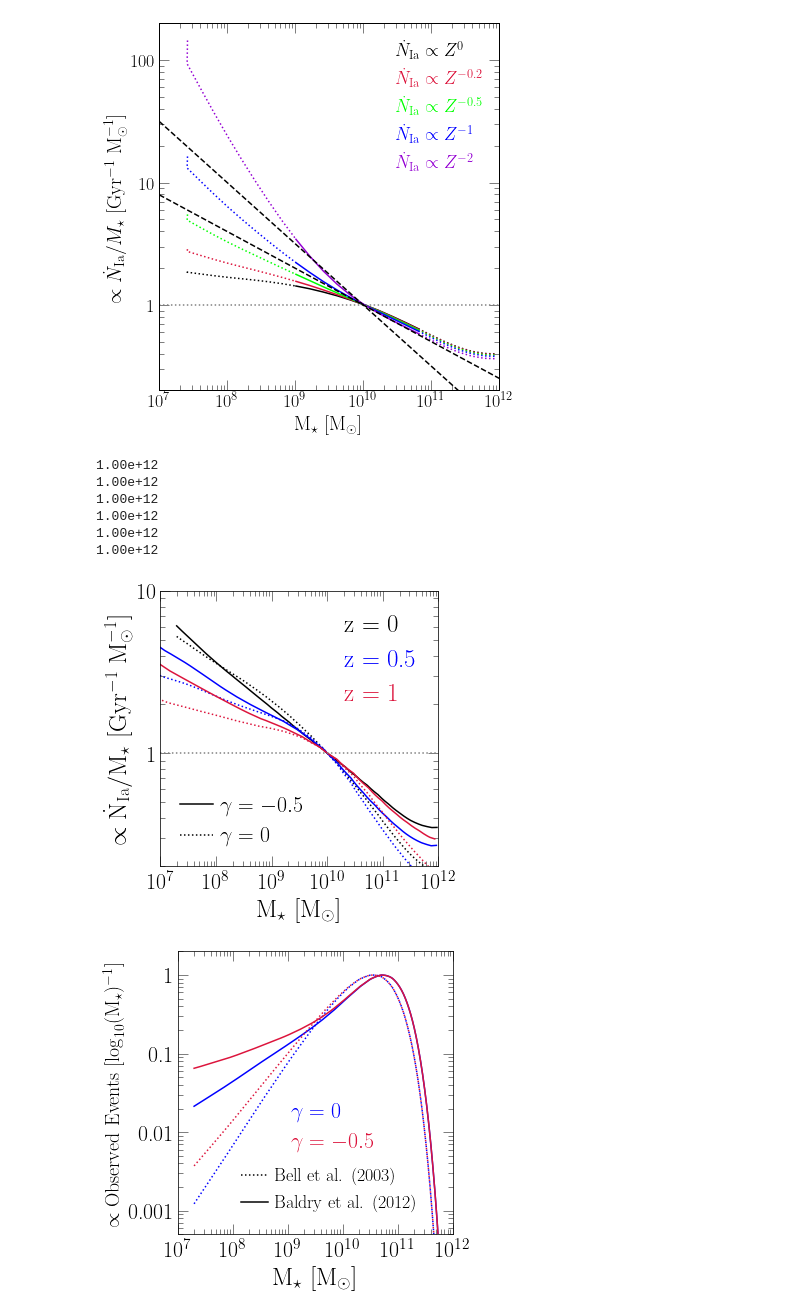
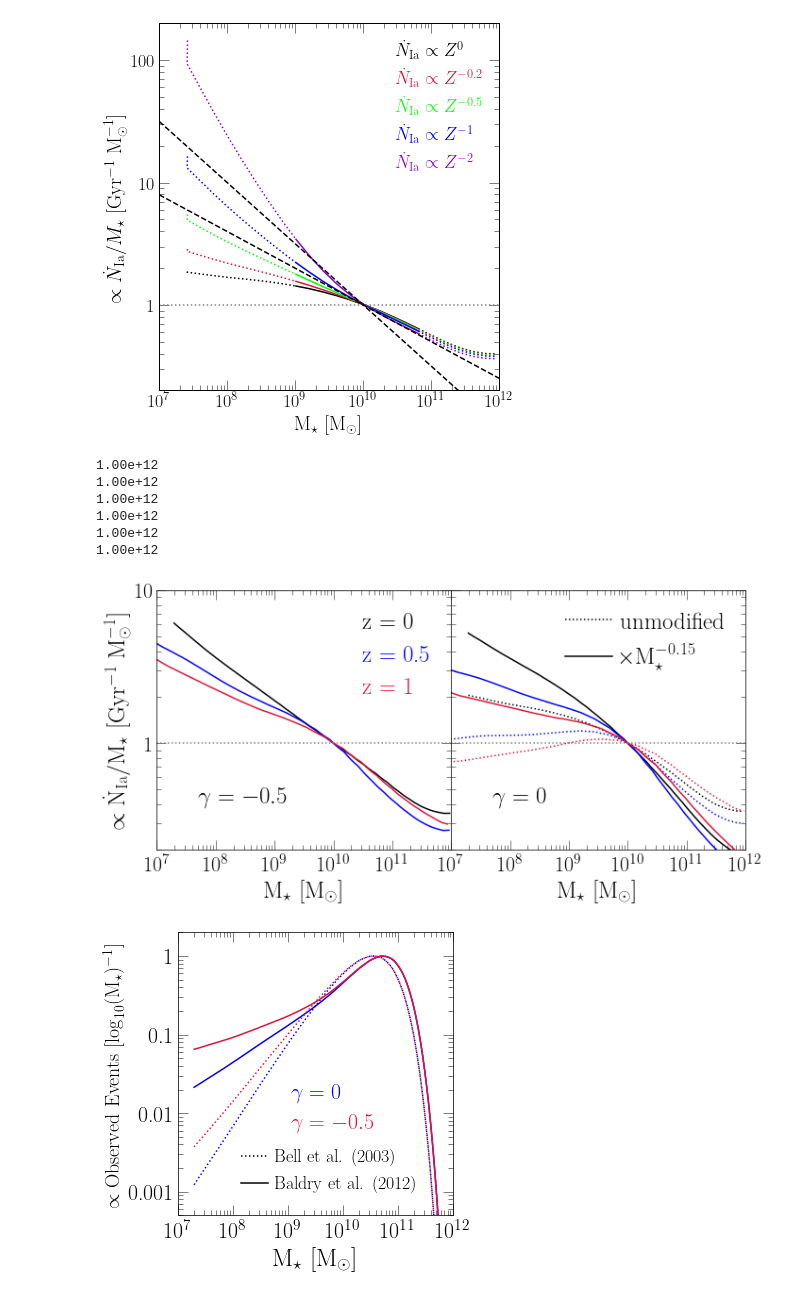
Before and after one commit to giganano/iarates, a Jupyter notebook: notebooks/umachine.ipynb, the cells around one changed output. Saved outputs shown, nothing was run; the diff lists cells and outputs as text; code cells hidden in the pictures.

```diff
--- a/notebooks/umachine.ipynb
+++ b/notebooks/umachine.ipynb
@@ -267,37 +268,41 @@ plt.show()
 # %% [output]
 [figure]
 # %%
-fig = plt.figure(figsize = (5.2, 5))
-ax = fig.add_subplot(111)
-ax.set_xlabel(r"M$_\star$ [M$_\odot$]", fontsize = 25)
-ax.set_ylabel(r"$\propto \dot{\text{N}}_\text{Ia} / \text{M}_\star$ [Gyr$^{-1}$ M$_\odot^{-1}$]", fontsize = 25)
-ax.set_xscale("log")
-ax.set_yscale("log")
-ax.yaxis.set_major_formatter(fsf("%g"))
-ax.set_xlim([10**7, 10**12])
-ax.set_ylim([0.2, 10])
-ax.tick_params(labelsize = 22)
-ax.tick_params(axis = "x", pad = 7)
-ax.set_xticks([10**_ for _ in range(7, 13)], which = "major")
-minorticks = []
-for i in range(7, 12):
-    for j in range(2, 10):
-        minorticks.append(j * 10**i)
-ax.xaxis.set_minor_locator(FixedLocator(minorticks))
+fig = plt.figure(figsize = (10, 5))
+axes = []
+for i in range(2): axes.append(fig.add_subplot(121 + i))
+for ax in axes:
+    ax.set_xlabel(r"M$_\star$ [M$_\odot$]", fontsize = 25)
+    ax.set_xscale("log")
+    ax.set_yscale("log")
+    ax.yaxis.set_major_formatter(fsf("%g"))
+    ax.set_xlim([10**7, 10**12])
+    ax.set_ylim([0.2, 10])
+    ax.tick_params(labelsize = 22)
+    ax.tick_params(axis = "x", pad = 7)
+    minorticks = []
+    for i in range(7, 12):
+        for j in range(2, 10):
+            minorticks.append(j * 10**i)
+    ax.xaxis.set_minor_locator(FixedLocator(minorticks))
+axes[0].set_ylabel(r"$\propto \dot{\text{N}}_\text{Ia} / \text{M}_\star$ [Gyr$^{-1}$ M$_\odot^{-1}$]",
+    fontsize = 25)
+plt.setp(axes[1].get_yticklabels(), visible = False)
+axes[0].set_xticks([10**_ for _ in range(7, 12)], which = "major")
+axes[1].set_xticks([10**_ for _ in range(7, 13)], which = "major")
 
-line1 = ax.plot([1e5, 1e6], [1, 10], c = named_colors()["black"], linestyle = '-',
-    label = r"$\gamma = -0.5$")[0]
-line2 = ax.plot([1e5, 1e6], [1, 10], c = named_colors()["black"], linestyle = ':',
-    label = r"$\gamma = 0$")[0]
-kwargs = {
-    "loc": mpl_loc("lower left"),
-    "fontsize": 22,
-    "handlelength": 1.5
-#     "bbox_to_anchor": (0.75, 0.99)
-}
-leg2 = ax.legend(**kwargs)
-line1.remove()
-line2.remove()
+# line1 = ax.plot([1e5, 1e6], [1, 10], c = named_colors()["black"], linestyle = '-',
+#     label = r"$\gamma = -0.5$")[0]
+# line2 = ax.plot([1e5, 1e6], [1, 10], c = named_colors()["black"], linestyle = ':',
+#     label = r"$\gamma = 0$")[0]
+# kwargs = {
+#     "loc": mpl_loc("lower left"),
+#     "fontsize": 22,
+#     "handlelength": 1.5
+# }
+# leg2 = ax.legend(**kwargs)
+# line1.remove()
+# line2.remove()
 
 # redshifts = [1, 0.5, 0]
 redshifts = [0, 0.5, 1]
@@ -340,7 +345,7 @@ for z in redshifts:
         "c": named_colors()[colors[z]],
         "label": "z = %g" % (z)
     }
-    ax.plot(masses, yvals, **kwargs)
+    axes[0].plot(masses, yvals, **kwargs)
 
     masses = []
     yvals = []
@@ -360,41 +365,50 @@ for z in redshifts:
     idx = diff.index(min(diff))
     norm = 1 / yvals[idx]
     yvals = [norm * _ for _ in yvals]
-    for i in range(len(yvals)): yvals[i] *= (masses[i] / 1e10)**-0.15
 #     ria, mstar = relative_ia_rate(10, Z = 0.014 * 10**zahid2014(1e10, z), Zscaling_plaw_index = 0, z = z)
 #     pre = mstar / ria
 #     yvals = [pre * _ for _ in yvals]
     kwargs = {
         "c": named_colors()[colors[z]],
         "linestyle": ":"
     }
-    ax.plot(masses, yvals, **kwargs)
+    if z == 0: kwargs["label"] = "unmodified"
+    axes[1].plot(masses, yvals, **kwargs)
+    for i in range(len(yvals)): yvals[i] *= (masses[i] / 1e10)**-0.15
+    kwargs["linestyle"] = '-'
+    if z == 0: kwargs["label"] = r"$\times \text{M}_\star^{-0.15}$"
+    axes[1].plot(masses, yvals, **kwargs)
 
 kwargs = {
     "loc": mpl_loc("upper right"),
-    "handlelength": 0,
-    "fontsize": 25
+    "fontsize": 25,
 }
-leg = ax.legend(**kwargs)
+axes[1].legend(**kwargs)
+kwargs["handlelength"] = 0
+leg = axes[0].legend(**kwargs)
 fancy_legend(leg, [colors[z] for z in redshifts])
-ax.add_artist(leg2)
+# axes[0].add_artist(leg2)
 
-ax.axhline(1, c = named_colors()["grey"], linestyle = ':')
+for ax in axes:
+    ax.axhline(1, c = named_colors()["grey"], linestyle = ':')
+axes[0].text(5e7, 0.4, r"$\gamma = -0.5$", fontsize = 25)
+axes[1].text(5e7, 0.4, r"$\gamma = 0$", fontsize = 25)
 
 plt.tight_layout()
+plt.subplots_adjust(wspace = 0)
 for ext in ["pdf", "jpeg"]:
     kwargs = {}
     if ext == "jpeg": kwargs["dpi"] = 200
     plt.savefig("../paper/umachine_iarate_redshiftevol.%s" % (ext), **kwargs)
 plt.show()
 # %% [output]
 1.00e+12
 1.00e+12
 1.00e+12
 1.00e+12
 1.00e+12
 1.00e+12
-[figure, old version]
+[figure, new version]
 # %%
 fig = plt.figure(figsize = (5.4, 5))
 ax = fig.add_subplot(111)
```
Also changed, not shown: parts of 2 cells of this notebook, 12 other files.
